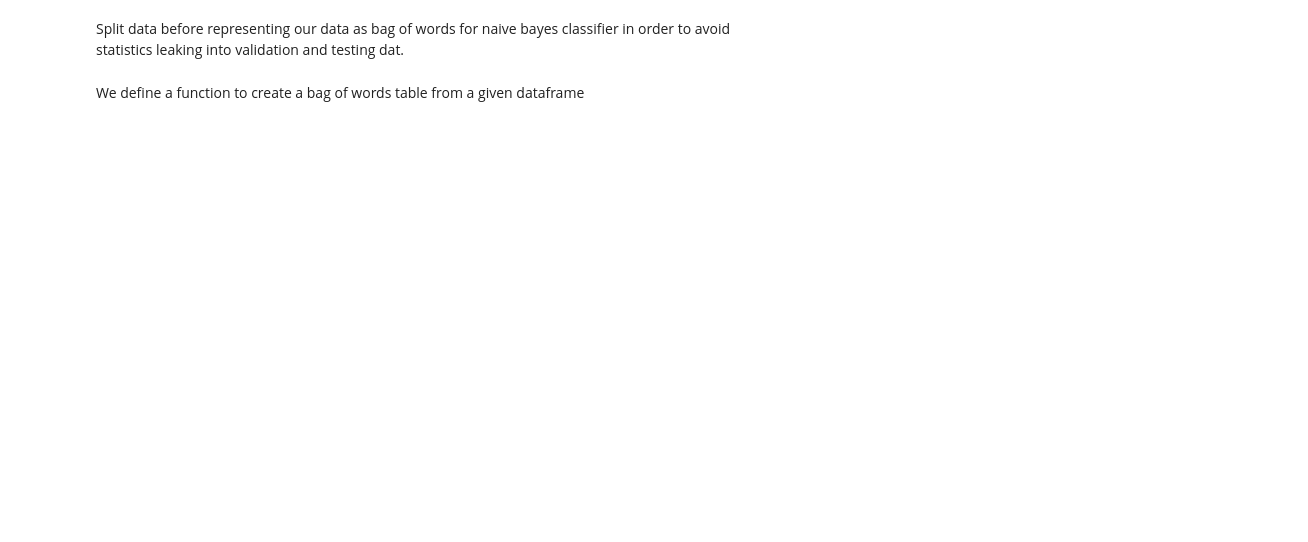
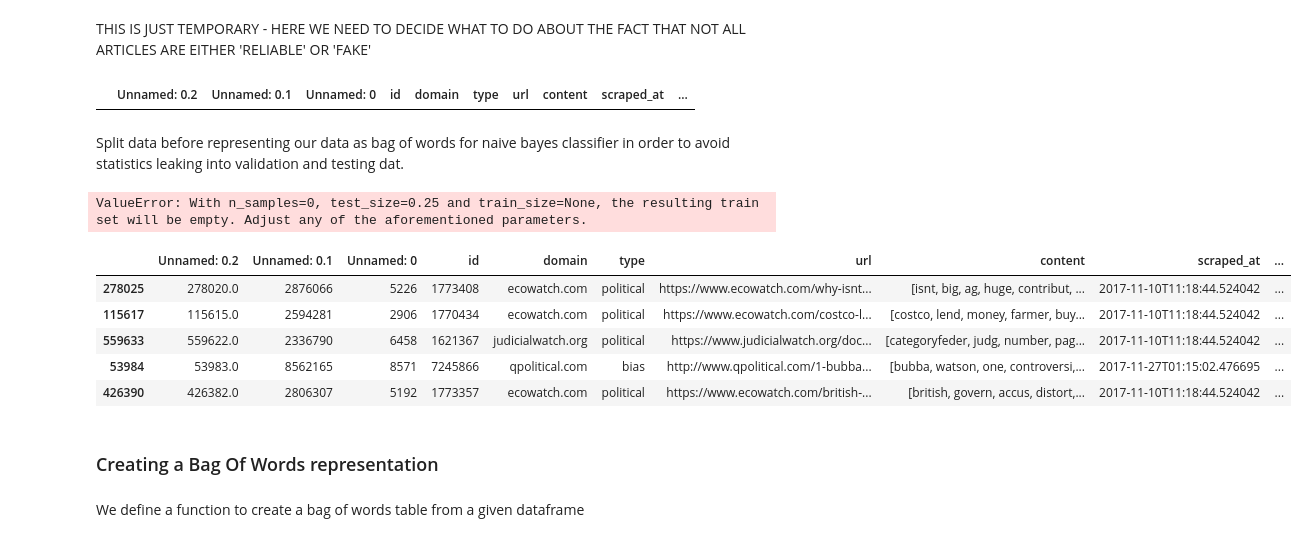
Before and after one commit to mikkel-kjaerulf/fake_news_detector, a Jupyter notebook: simple_model.ipynb, the cells around one changed output. Saved outputs shown, nothing was run; the diff lists cells and outputs as text; code cells hidden in the pictures; blank space fills up the shorter version.

```diff
--- a/simple_model.ipynb
+++ b/simple_model.ipynb
@@ -9,2 +11,7 @@ import itertools    # getting a list of all words from a dataframe
 # %%
-data = pd.read_csv("data/sample_preprocessed_no_punct.csv")
+raw_data = pd.read_csv("data/sample_preprocessed_no_punct.csv")
+# %%
+pattern = re.compile(r"[a-z]+")
+def string_to_list(s):
+    return pattern.findall(s)
+raw_data['content'] = raw_data['content'].apply(string_to_list)
@@ -11,7 +38,28 @@ data = pd.read_csv("data/sample_preprocessed_no_punct.csv")
+# %%
+data = raw_data[raw_data['type'].isnull() == False]
+# %% [markdown]
+THIS IS JUST TEMPORARY - HERE WE NEED TO DECIDE WHAT TO DO ABOUT THE FACT THAT NOT ALL ARTICLES ARE EITHER 'RELIABLE' OR 'FAKE'
+# %%
+data.head()
+# %% [output]
+|  | Unnamed: 0.2 | Unnamed: 0.1 | Unnamed: 0 | id | domain | type | url | content | scraped_at | ... |
 # %% [markdown]
 Split data before representing our data as bag of words for naive bayes classifier in order to avoid statistics leaking into validation and testing dat.
 # %%
-X_train, X_val, y_train, y_val = train_test_split(data['content'], data['type'], test_size=0.25, random_state=0)
+X_train, X_val, y_train, y_val = train_test_split(data, data['type'], test_size=0.25, random_state=0)
 X_val, X_test, y_val, y_test = train_test_split(X_val, y_val, test_size=0.5, random_state=0)
+# %% [output]
+ValueError: With n_samples=0, test_size=0.25 and train_size=None, the resulting train set will be empty. Adjust any of the aforementioned parameters.
+# %%
+X_train.head()
+# %% [output]
+|  | Unnamed: 0.2 | Unnamed: 0.1 | Unnamed: 0 | id | domain | type | url | content | scraped_at | ... |
+| 278025 | 278020.0 | 2876066 | 5226 | 1773408 | ecowatch.com | political | https://www.ecowatch.com/why-isnt... | [isnt, big, ag, huge, contribut, ... | 2017-11-10T11:18:44.524042 | ... |
+| 115617 | 115615.0 | 2594281 | 2906 | 1770434 | ecowatch.com | political | https://www.ecowatch.com/costco-l... | [costco, lend, money, farmer, buy... | 2017-11-10T11:18:44.524042 | ... |
+| 559633 | 559622.0 | 2336790 | 6458 | 1621367 | judicialwatch.org | political | https://www.judicialwatch.org/doc... | [categoryfeder, judg, number, pag... | 2017-11-10T11:18:44.524042 | ... |
+| 53984 | 53983.0 | 8562165 | 8571 | 7245866 | qpolitical.com | bias | http://www.qpolitical.com/1-bubba... | [bubba, watson, one, controversi,... | 2017-11-27T01:15:02.476695 | ... |
+| 426390 | 426382.0 | 2806307 | 5192 | 1773357 | ecowatch.com | political | https://www.ecowatch.com/british-... | [british, govern, accus, distort,... | 2017-11-10T11:18:44.524042 | ... |
+# %% [markdown]
+### Creating a Bag Of Words representation
 # %% [markdown]
 We define a function to create a bag of words table from a given dataframe
```
Also changed, not shown: parts of 25 cells of this notebook.
